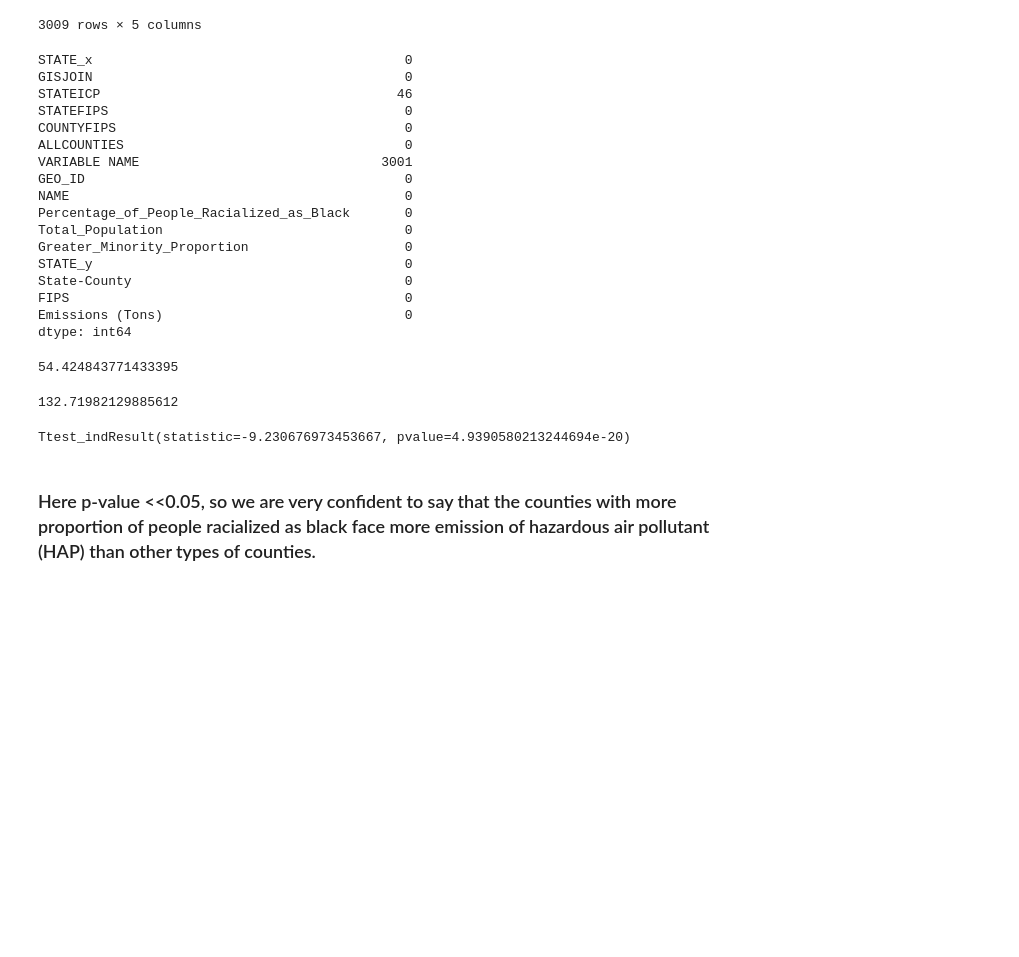
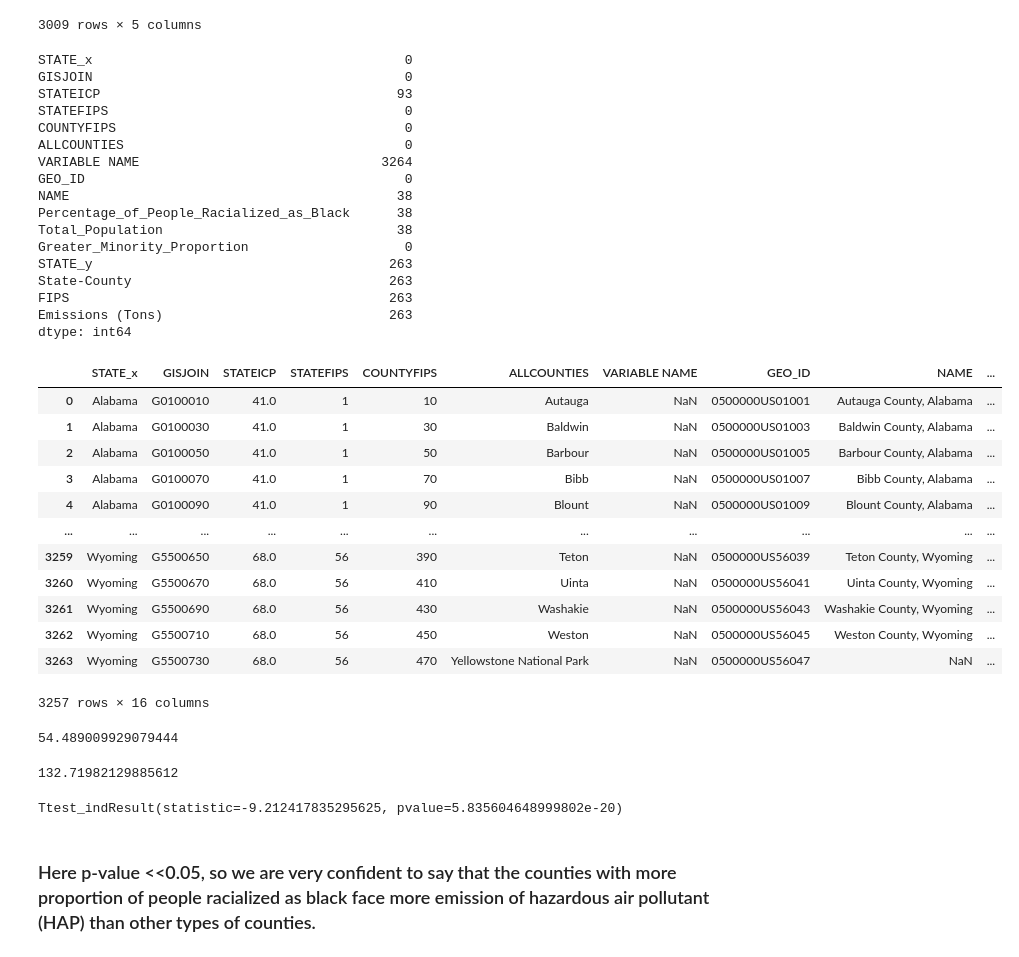
Before and after one commit to woomymichel/ENGI-E4800-Structural-Violence, a Jupyter notebook: Longyuan/project.ipynb, the cells around one changed output. Drawn from its saved outputs; the diff is of its cells as text; code cells hidden in the pictures; blank space fills up the shorter version.

```diff
--- a/Longyuan/project.ipynb
+++ b/Longyuan/project.ipynb
@@ -281,41 +191,58 @@ total_emission
 | 3008 | Wyoming | WY - Weston | 56045 | 15.722989 | 0500000US56045 |
 3009 rows × 5 columns
 # %%
-combined_HAP_df = county_list.merge(total_emission,on=["GEO_ID"],how="inner")
+combined_HAP_df = county_list.merge(total_emission,on=["GEO_ID"],how="left")
 np.sum(combined_HAP_df.isna(),axis=0)
 # %% [output]
 STATE_x                                        0
 GISJOIN                                        0
-STATEICP                                      46
+STATEICP                                      93
 STATEFIPS                                      0
 COUNTYFIPS                                     0
 ALLCOUNTIES                                    0
-VARIABLE NAME                               3001
+VARIABLE NAME                               3264
 GEO_ID                                         0
-NAME                                           0
-Percentage_of_People_Racialized_as_Black       0
-Total_Population                               0
+NAME                                          38
+Percentage_of_People_Racialized_as_Black      38
+Total_Population                              38
 Greater_Minority_Proportion                    0
-STATE_y                                        0
-State-County                                   0
-FIPS                                           0
-Emissions (Tons)                               0
+STATE_y                                      263
+State-County                                 263
+FIPS                                         263
+Emissions (Tons)                             263
 dtype: int64
+# %%
+combined_HAP_df=combined_HAP_df.drop_duplicates(subset=["GEO_ID"])
+combined_HAP_df
+# %% [output]
+|  | STATE_x | GISJOIN | STATEICP | STATEFIPS | COUNTYFIPS | ALLCOUNTIES | VARIABLE NAME | GEO_ID | NAME | ... |
+| 0 | Alabama | G0100010 | 41.0 | 1 | 10 | Autauga | NaN | 0500000US01001 | Autauga County, Alabama | ... |
+| 1 | Alabama | G0100030 | 41.0 | 1 | 30 | Baldwin | NaN | 0500000US01003 | Baldwin County, Alabama | ... |
+| 2 | Alabama | G0100050 | 41.0 | 1 | 50 | Barbour | NaN | 0500000US01005 | Barbour County, Alabama | ... |
+| 3 | Alabama | G0100070 | 41.0 | 1 | 70 | Bibb | NaN | 0500000US01007 | Bibb County, Alabama | ... |
+| 4 | Alabama | G0100090 | 41.0 | 1 | 90 | Blount | NaN | 0500000US01009 | Blount County, Alabama | ... |
+| ... | ... | ... | ... | ... | ... | ... | ... | ... | ... | ... |
+| 3259 | Wyoming | G5500650 | 68.0 | 56 | 390 | Teton | NaN | 0500000US56039 | Teton County, Wyoming | ... |
+| 3260 | Wyoming | G5500670 | 68.0 | 56 | 410 | Uinta | NaN | 0500000US56041 | Uinta County, Wyoming | ... |
+| 3261 | Wyoming | G5500690 | 68.0 | 56 | 430 | Washakie | NaN | 0500000US56043 | Washakie County, Wyoming | ... |
+| 3262 | Wyoming | G5500710 | 68.0 | 56 | 450 | Weston | NaN | 0500000US56045 | Weston County, Wyoming | ... |
+| 3263 | Wyoming | G5500730 | 68.0 | 56 | 470 | Yellowstone National Park | NaN | 0500000US56047 | NaN | ... |
+3257 rows × 16 columns
 # %%
 non_minority_HAP_df = combined_HAP_df[combined_HAP_df["Greater_Minority_Proportion"]=="No"]
 minority_HAP_df = combined_HAP_df[combined_HAP_df["Greater_Minority_Proportion"]=="Yes"]
 # %%
 np.mean(non_minority_HAP_df["Emissions (Tons)"])
 # %% [output]
-54.424843771433395
+54.489009929079444
 # %%
 np.mean(minority_HAP_df["Emissions (Tons)"])
 # %% [output]
 132.71982129885612
 # %%
-stats.ttest_ind(non_minority_HAP_df["Emissions (Tons)"],minority_HAP_df["Emissions (Tons)"])
+stats.ttest_ind(non_minority_HAP_df["Emissions (Tons)"],minority_HAP_df["Emissions (Tons)"],nan_policy='omit')
 # %% [output]
-Ttest_indResult(statistic=-9.230676973453667, pvalue=4.9390580213244694e-20)
+Ttest_indResult(statistic=-9.212417835295625, pvalue=5.835604648999802e-20)
 # %% [markdown]
 ### Here p-value <<0.05, so we are very confident to say that the counties with more proportion of people racialized as black face more emission of hazardous air pollutant (HAP) than other types of counties.
 # %% [markdown]
```
Also changed, not shown: parts of 32 cells of this notebook.
